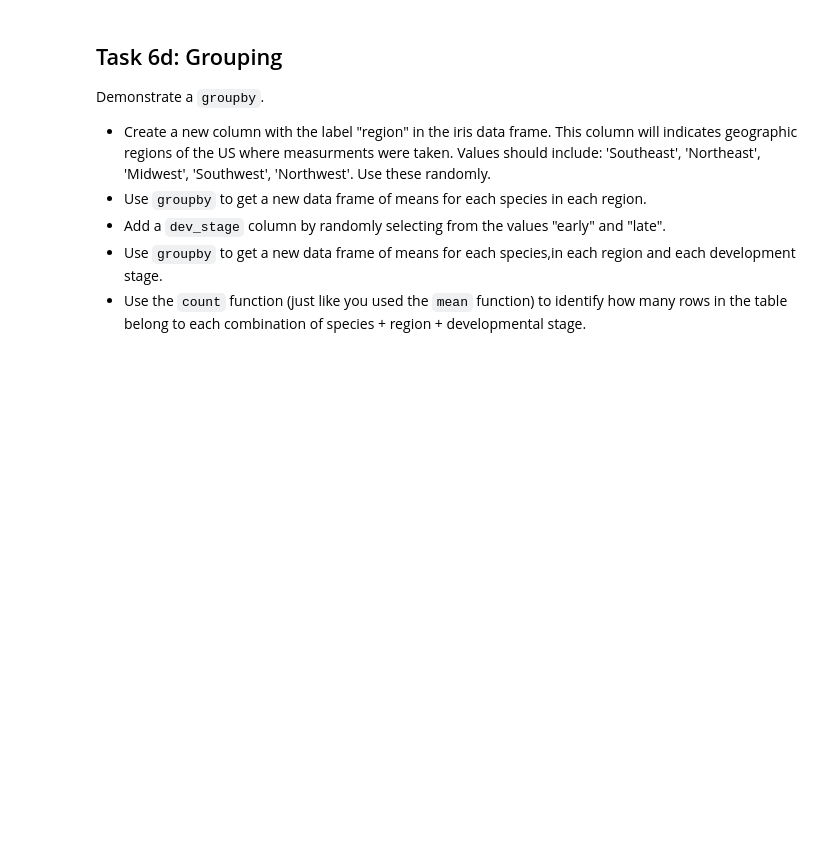
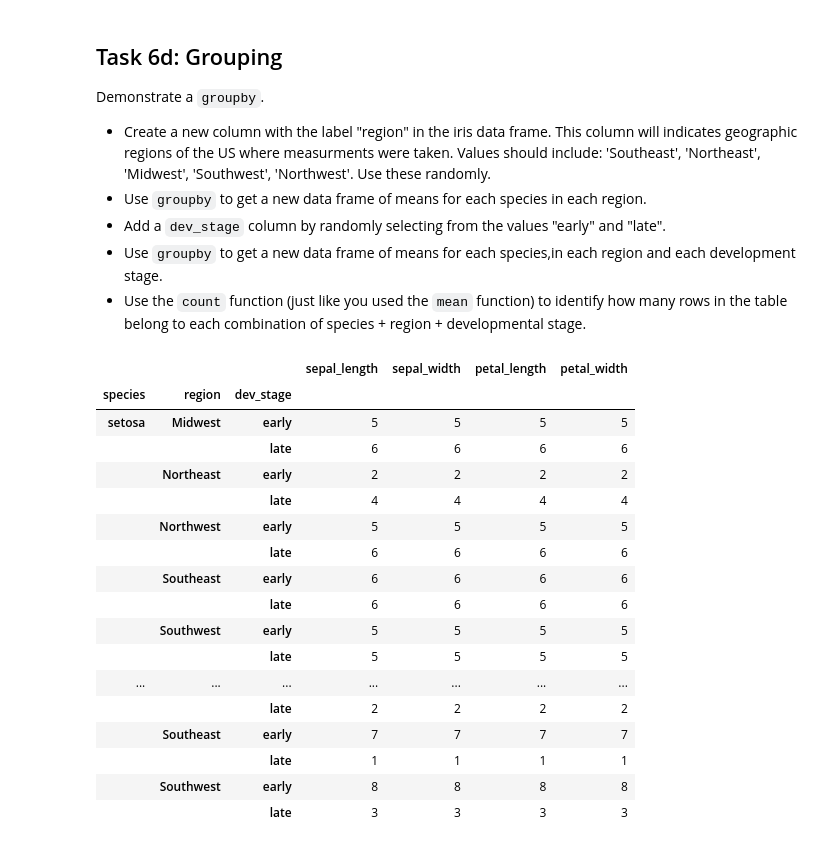
Before and after one commit to saioruganti/Data-Analytics-With-Python, a Jupyter notebook: L04-Pandas_Part2-Practice.ipynb, the cells around one changed output. Cells and saved outputs as stored; diff of their text form; code cells hidden in the pictures; blank space fills up the shorter version.

```diff
--- a/L04-Pandas_Part2-Practice.ipynb
+++ b/L04-Pandas_Part2-Practice.ipynb
@@ -195,3 +310,36 @@ Demonstrate a `groupby`.
 + Add a `dev_stage` column by randomly selecting from the values "early" and "late".
 + Use `groupby` to get a new data frame of means for each species,in each region and each development stage.
 + Use the `count` function (just like you used the `mean` function) to identify how many rows in the table belong to each combination of species + region + developmental stage.
+# %%
+iris_df.head()
+
+iris_df['region'] = np.random.choice(['Southeast','Northeast','Midwest','Northwest','Southwest'],iris_df.shape[0])
+iris_df.sample(5)
+
+iris_df.groupby(['species','region']).mean()
+
+iris_df['dev_stage'] = np.random.choice(['late','early'],iris_df.shape[0])
+iris_df.sample(5)
+
+iris_df.groupby(['species','region','dev_stage']).mean()
+
+iris_df.groupby(['species','region','dev_stage']).count()
+# %% [output]
+|  |  |  | sepal_length | sepal_width | petal_length | petal_width |
+| species | region | dev_stage |  |  |  |  |
+| setosa | Midwest | early | 5 | 5 | 5 | 5 |
+|  |  | late | 6 | 6 | 6 | 6 |
+|  | Northeast | early | 2 | 2 | 2 | 2 |
+|  |  | late | 4 | 4 | 4 | 4 |
+|  | Northwest | early | 5 | 5 | 5 | 5 |
+|  |  | late | 6 | 6 | 6 | 6 |
+|  | Southeast | early | 6 | 6 | 6 | 6 |
+|  |  | late | 6 | 6 | 6 | 6 |
+|  | Southwest | early | 5 | 5 | 5 | 5 |
+|  |  | late | 5 | 5 | 5 | 5 |
+| ... | ... | ... | ... | ... | ... | ... |
+|  |  | late | 2 | 2 | 2 | 2 |
+|  | Southeast | early | 7 | 7 | 7 | 7 |
+|  |  | late | 1 | 1 | 1 | 1 |
+|  | Southwest | early | 8 | 8 | 8 | 8 |
+|  |  | late | 3 | 3 | 3 | 3 |
```
Also changed, not shown: parts of 9 cells of this notebook, 2 other files.
